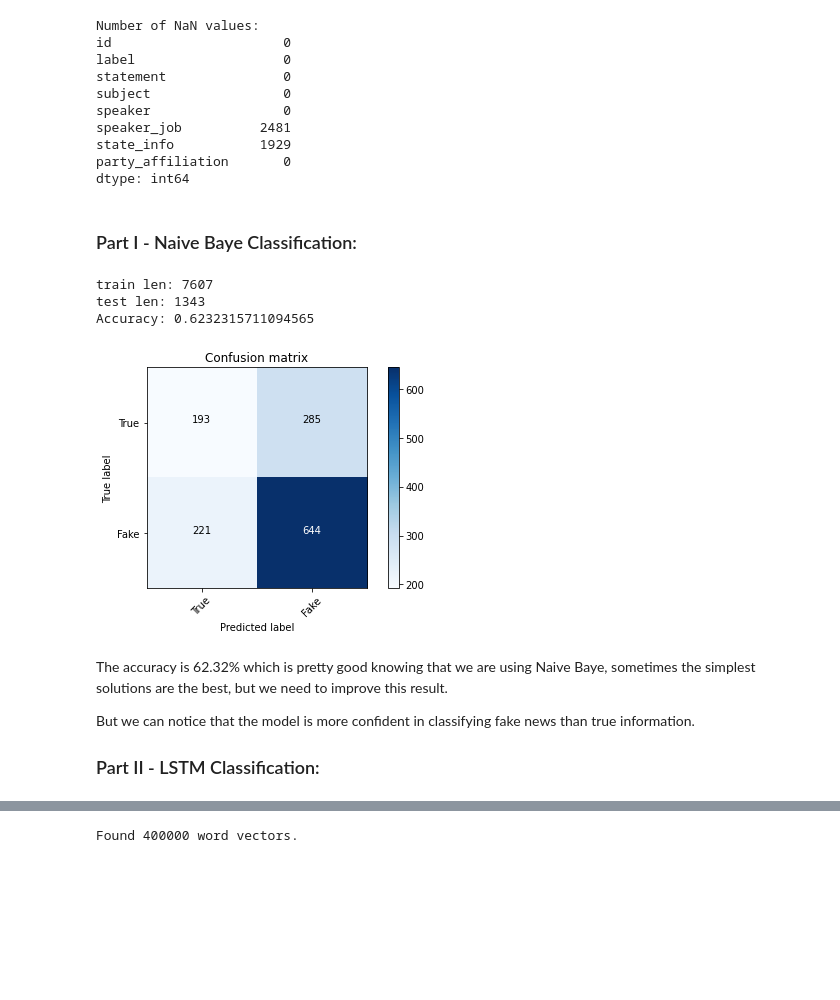
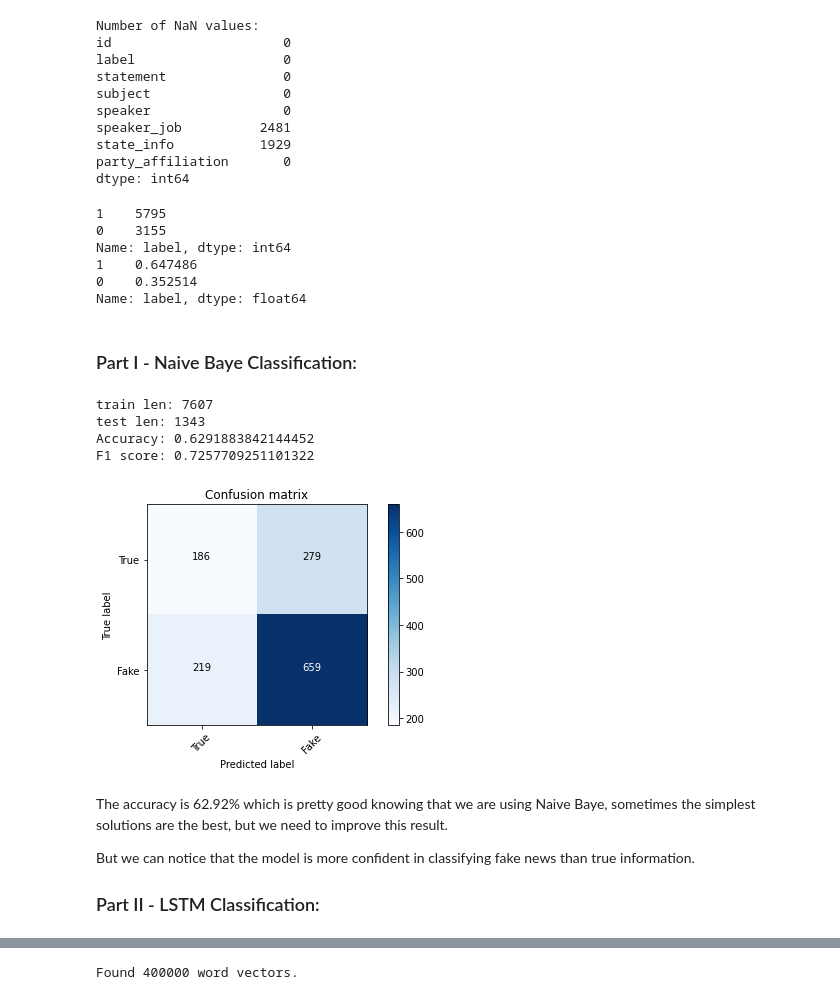
Before and after one commit to SerenaTetart/NLP_Classification, a Jupyter notebook: fakeNews.ipynb, the cells around one changed output, grey strips where cells are left out. Cells and saved outputs as stored; diff of their text form; code cells hidden in the pictures; blank space fills up the shorter version.

```diff
--- a/fakeNews.ipynb
+++ b/fakeNews.ipynb
@@ -37,6 +37,16 @@ speaker_job          2481
 state_info           1929
 party_affiliation       0
 dtype: int64
+# %%
+print(data['label'].value_counts(normalize=False))
+print(data['label'].value_counts(normalize=True))
+# %% [output]
+1    5795
+0    3155
+Name: label, dtype: int64
+1    0.647486
+0    0.352514
+Name: label, dtype: float64
 # %% [markdown]
 <h3> Part I - Naive Baye Classification: </h3>
 # %%
@@ -44,6 +54,7 @@ from sklearn.feature_extraction.text import CountVectorizer
 from sklearn.naive_bayes import MultinomialNB
 from sklearn.metrics import confusion_matrix
 from sklearn.metrics import accuracy_score
+from sklearn.metrics import f1_score
 
 def plot_confusion_matrix(cm, classes, normalize=False, title='Confusion matrix', cmap=plt.cm.Blues):
     plt.imshow(cm, interpolation='nearest', cmap=cmap)
@@ -79,38 +90,40 @@ def NB_text_processing(text):
 
 def NB_preprocessing(data):
     ''' Return train, validation and test set '''
     X = data['statement'].tolist()
     X = [NB_text_processing(txt) for txt in X]
     cv = CountVectorizer(max_features = 5000)
 
     X = cv.fit_transform(X).toarray()
-    Y = data.label.tolist()
+    Y = data['label'].tolist()
 
     x_train, x_test, y_train, y_test = train_test_split(X,Y,test_size=0.15,train_size=0.85)
     print('train len:', len(x_train))
     print('test len:', len(x_test))
 
     return x_train, x_test, y_train, y_test
 
 def NB_Model(data):
     ''' Create a model based on Naive Bayes '''
     x_train, x_test, y_train, y_test = NB_preprocessing(data)
     classifier = MultinomialNB()
     classifier.fit(x_train, y_train)
 
     y_pred = classifier.predict(x_test)
     print('Accuracy:', accuracy_score(y_test, y_pred))
+    print('F1 score:', f1_score(y_test, y_pred))
     cm = confusion_matrix(y_test, y_pred)
     plot_confusion_matrix(cm, classes=['True', 'Fake'])
 
 NB_Model(data)
 # %% [output]
 train len: 7607
 test len: 1343
-Accuracy: 0.6232315711094565
+Accuracy: 0.6291883842144452
+F1 score: 0.7257709251101322
-[figure, old version]
+[figure, new version]
 # %% [markdown]
-The accuracy is 62.32% which is pretty good knowing that we are using Naive Baye, sometimes the simplest solutions are the best, but we need to improve this result.
+The accuracy is 62.92% which is pretty good knowing that we are using Naive Baye, sometimes the simplest solutions are the best, but we need to improve this result.
 
 But we can notice that the model is more confident in classifying fake news than true information.
 
```
Also changed, not shown: parts of 6 cells of this notebook.
